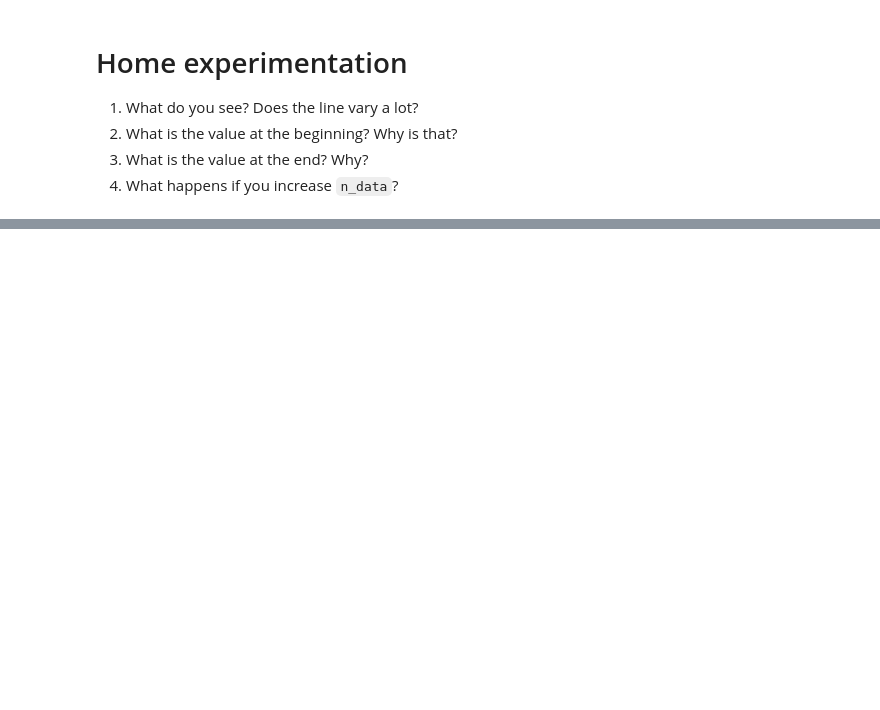
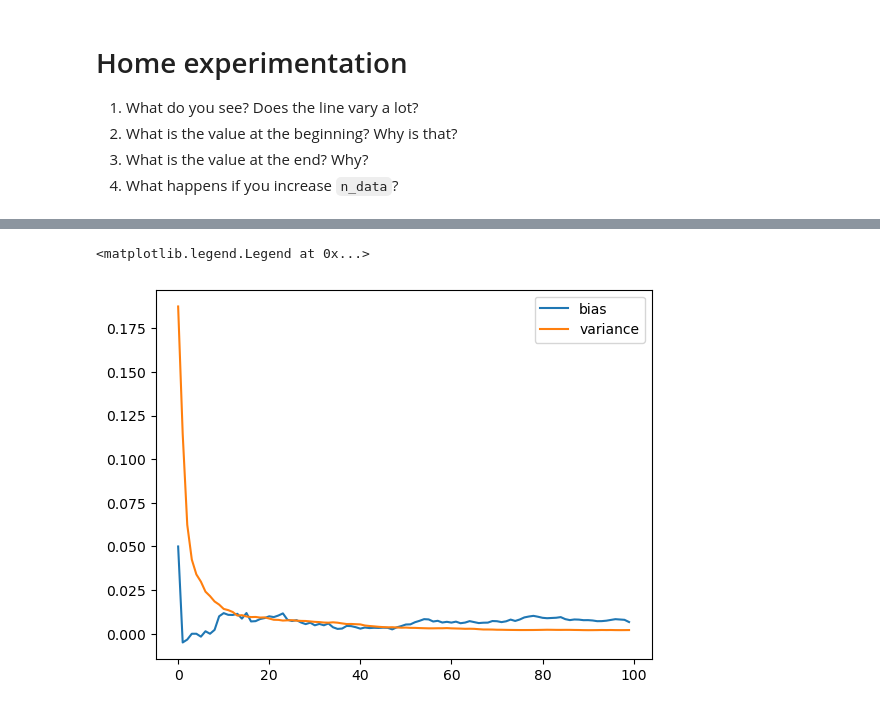
Before and after one commit to olethrosdc/machine-learning-neuch, a Jupyter notebook: MSc/src/demos/Estimation/UnbiasedEstimator.ipynb, the cells around one changed output, grey strips where cells are left out. Saved outputs shown, nothing was run; the diff lists cells and outputs as text; code cells hidden in the pictures; blank space fills up the shorter version.

```diff
--- a/MSc/src/demos/Estimation/UnbiasedEstimator.ipynb
+++ b/MSc/src/demos/Estimation/UnbiasedEstimator.ipynb
@@ -56,0 +91,18 @@ $$E_P[\mu_S \mid \theta] = \theta$$.
+# %%
+# generate the random x
+n_experiments =100
+n_data = 100
+# calculate their mean (inefficient but..)
+mu = np.zeros([n_experiments, n_data])
+x = np.random.choice(2, size=[n_experiments, n_data], p = [1 - theta, theta])
+for k in range(n_experiments):
+    mu[k] += np.cumsum(x[k])/range(1, 1+n_data)
+# %%
+means= np.mean(mu,0) # get the mean over the experiments
+vars = np.var(mu,0)
+plt.plot(means-theta)
+plt.plot(vars)
+plt.legend(["bias", "variance"])
+# %% [output]
+<matplotlib.legend.Legend at 0x...>
+[figure, added]
```
Also changed, not shown: parts of 6 cells of this notebook.
